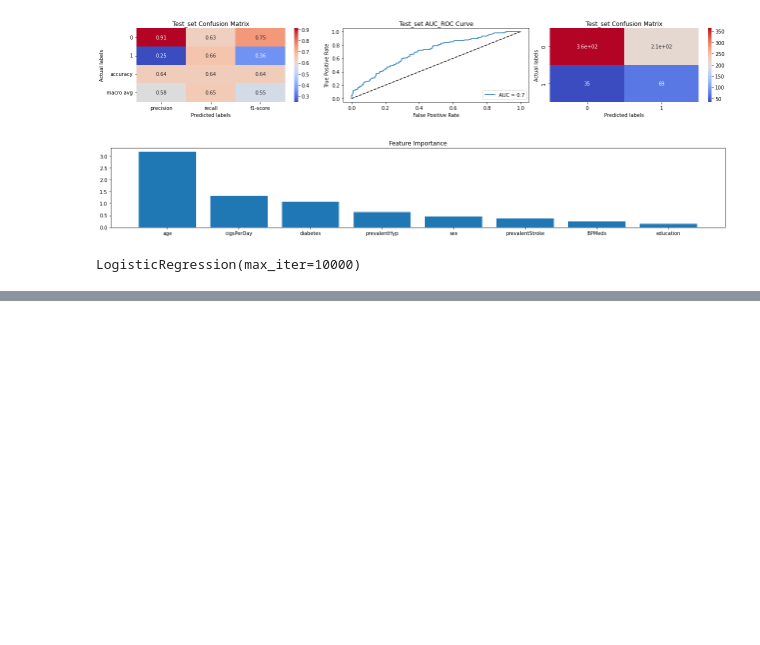
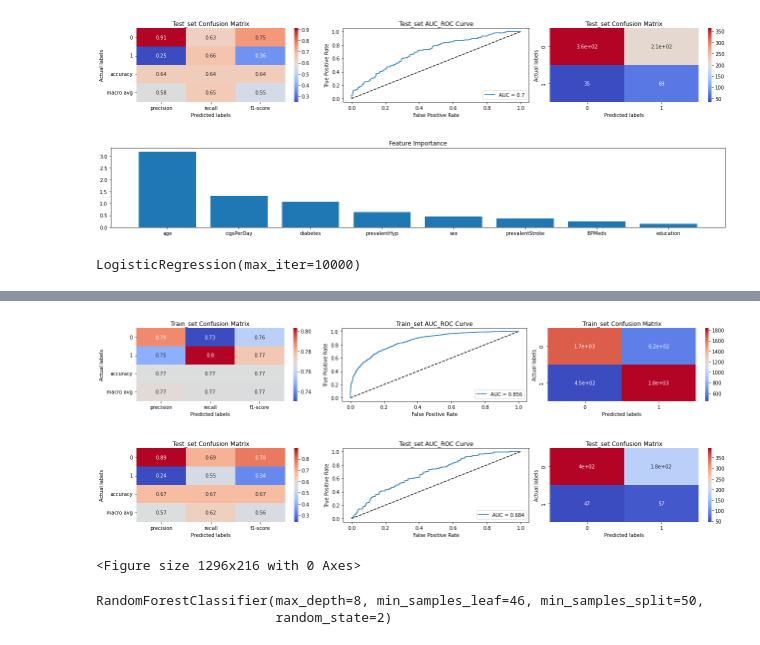
Before and after one commit to prajwalDU/Bike-sharing-demand-prdiction-prajwal, a Jupyter notebook: Cardiovascular_classification.ipynb, the cells around one changed output, grey strips where cells are left out. Saved outputs shown, nothing was run; the diff lists cells and outputs as text; code cells hidden in the pictures; blank space fills up the shorter version.

```diff
--- a/Cardiovascular_classification.ipynb
+++ b/Cardiovascular_classification.ipynb
@@ -476,0 +512,29 @@ LogisticRegression(max_iter=10000)
+# %%
+# Spliting data into train and test by redefining X
+X = scaler.fit_transform(data[features])
+X_train, X_test, y_train, y_test = train_test_split(X, y, test_size=0.2, random_state=0)
+
+# Handling call imbalance by oversampling followed by tomek link
+X_smote, y_smote = SMOTETomek(random_state=45).fit_resample(X_train,y_train)
+# %%
+# Classifier
+clf = RandomForestClassifier(random_state=2)
+
+# Hyperparameter grid
+grid = {'n_estimators' : [100,150],
+        'max_depth' : [4,6,8],
+        'min_samples_split' : [50,80],
+        'min_samples_leaf' : [46,80]}
+
+# GridSearchCV to find best parameters
+rf = GridSearchCV(clf, param_grid=grid, scoring=scoring, cv=5)
+rf.fit(X_smote,y_smote)
+
+# Analysiing the modle with best parameters
+analysis_model(rf.best_estimator_, X_smote, X_test, y_smote, y_test)
+# %% [output]
+[figure, added]
+[figure, added]
+<Figure size 1296x216 with 0 Axes>
+RandomForestClassifier(max_depth=8, min_samples_leaf=46, min_samples_split=50,
+                       random_state=2)
```
Also changed, not shown: parts of 10 cells of this notebook.
